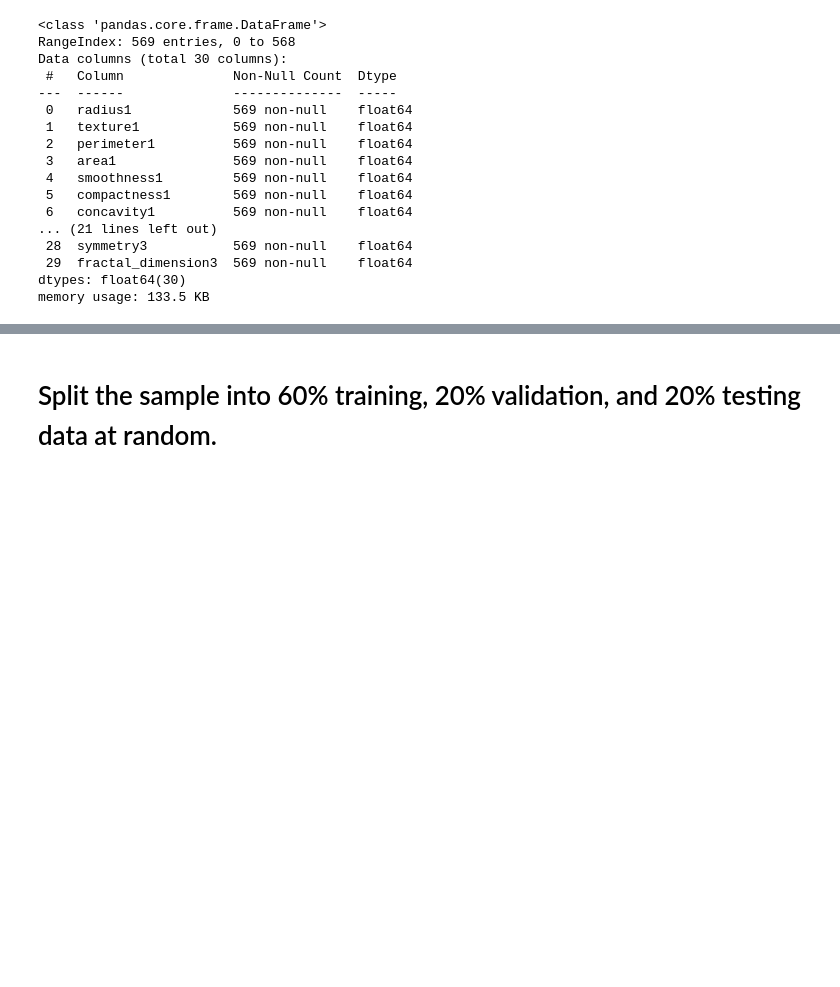
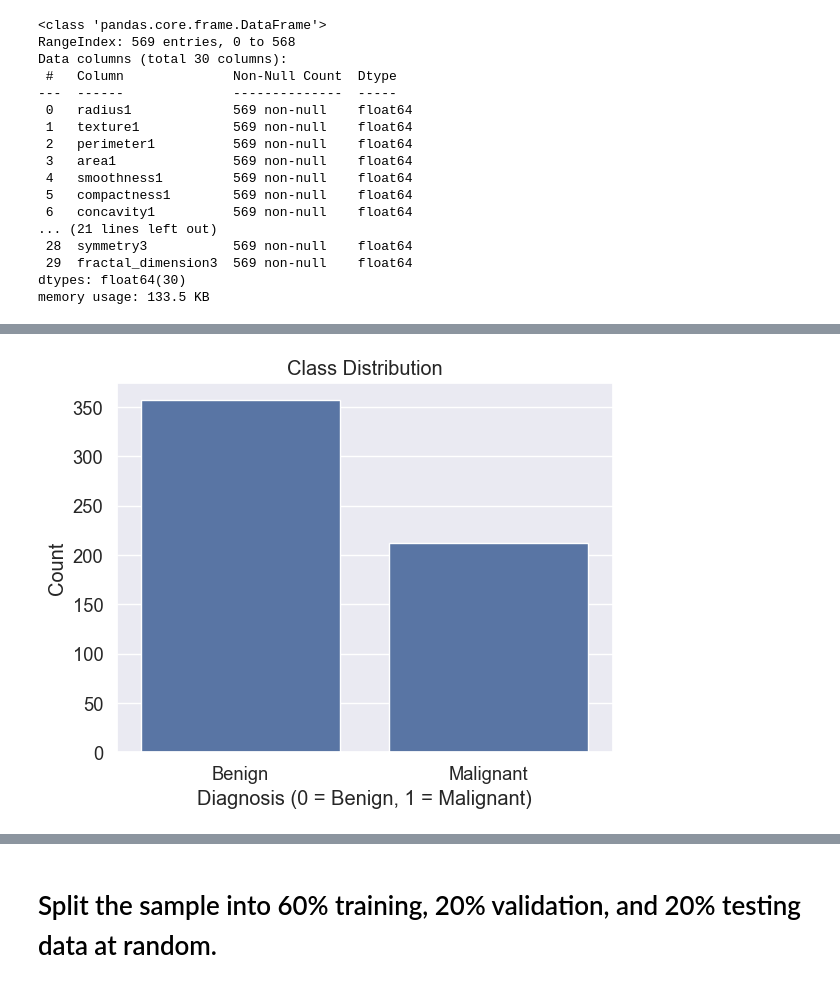
Before and after one commit to grgttdln/Breast-Cancer_ML-Classification, a Jupyter notebook: Notebook.ipynb, the cells around one changed output, grey strips where cells are left out. Saved outputs shown, nothing was run; the diff lists cells and outputs as text; code cells hidden in the pictures; blank space fills up the shorter version.

```diff
--- a/Notebook.ipynb
+++ b/Notebook.ipynb
@@ -154,0 +162,10 @@ memory usage: 4.6 KB
+# %%
+# Plot Class Distribution
+sns.countplot(x=y)
+plt.title("Class Distribution")
+plt.xlabel("Diagnosis (0 = Benign, 1 = Malignant)")
+plt.ylabel("Count")
+plt.xticks(ticks=[0, 1], labels=["Benign", "Malignant"])
+plt.show()
+# %% [output]
+[figure, added]
```
Also changed, not shown: parts of 22 cells of this notebook.
